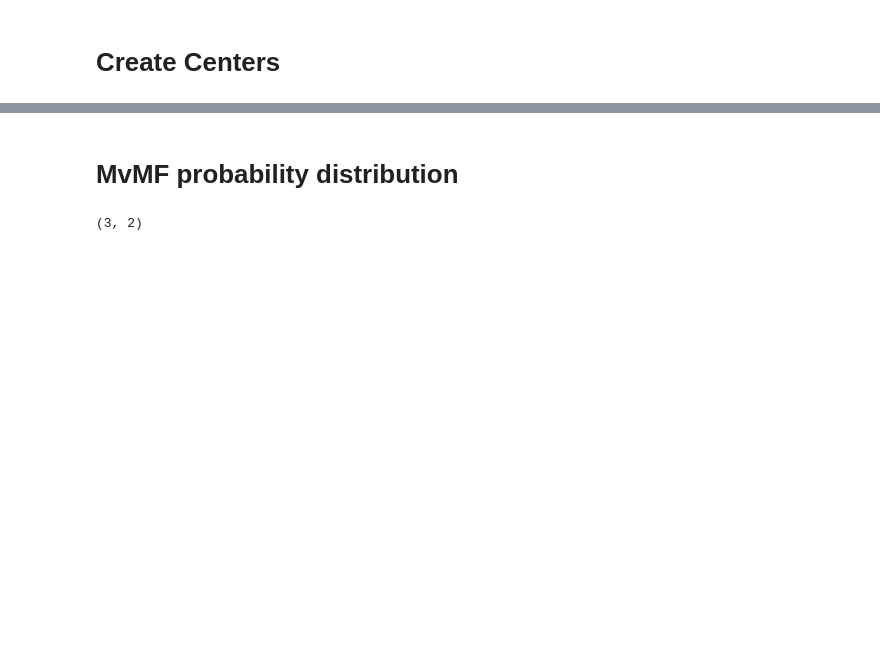
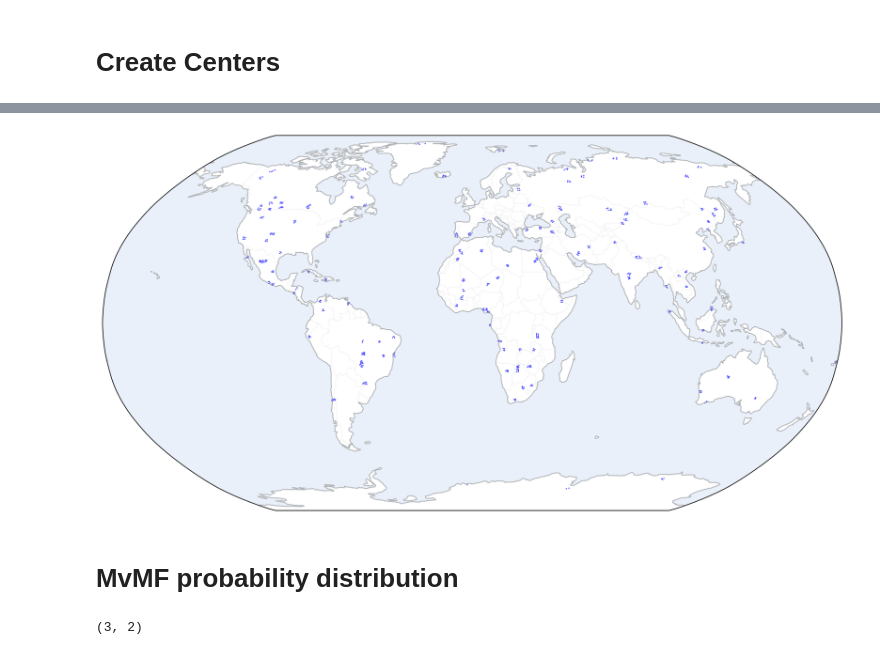
Before and after one commit to LuytsA/Phileo-geographical-expert, a Jupyter notebook: preliminaries.ipynb, the cells around one changed output, grey strips where cells are left out. Drawn from its saved outputs; the diff is of its cells as text; code cells hidden in the pictures; blank space fills up the shorter version.

```diff
--- a/preliminaries.ipynb
+++ b/preliminaries.ipynb
@@ -52,0 +67,14 @@ np.save('centers_random_land', land_sampled)
+# %%
+x_train_files = glob.glob(f"/phileo_data/mini_foundation/mini_foundation_patches_np/patches_labeled/**/**train_label_geo.npy")
+random.Random(12345).shuffle(x_train_files)
+# %%
+coords_t = []
+
+for f in tqdm.tqdm(x_train_files):
+    ar = np.load(f)
+
+    coord= ar[:,pos_feature_label['coords']]
+    coords_t.append(coord)
+
+coords_t = np.vstack(coords_t)
+coords_t = decode_coordinates(coords_t)
@@ -53,3 +101,36 @@ np.save('centers_random_land', land_sampled)
+# %%
+centers_at_trainlocs = []
+
+for c in tqdm.tqdm(coords_t[np.random.randint(0,len(coords_t),5000)]):
+    found = False
+    for cent in centers_at_trainlocs:
+       if haversine(cent, c)<50:
+        found =True
+        continue
+
+    if not found:
+       centers_at_trainlocs.append(c)
+centers_at_trainlocs = np.array(centers_at_trainlocs)
+# %%
+fig = plt.figure(figsize=(15,7.5), dpi= 150)
+ax = fig.add_subplot(1, 1, 1, projection=crs.Robinson())
+
+ax.set_global()
+ax.add_feature(cfeature.COASTLINE, zorder=2, edgecolor='lightgrey', alpha=0.5)
+ax.add_feature(cfeature.BORDERS, zorder=2,edgecolor='lightgrey', alpha=0.2)
+ax.add_feature(cfeature.OCEAN, zorder=3, alpha=0.2, edgecolor='black')
+
+# ax.set_extent([20,35,50,67])
+# ax.gridlines()
+a = plt.scatter(x=centers_at_trainlocs[:,1], y=centers_at_trainlocs[:,0],  #x=long, y=lat
+            color="blue",
+            s=0.1,
+            alpha=1,
+            transform=crs.PlateCarree(),
+            zorder=1
+    )
+# %% [output]
+[figure, added]
 # %% [markdown]
 # MvMF probability distribution
 # %%
```
Also changed, not shown: parts of 23 cells of this notebook, 2 other files.
